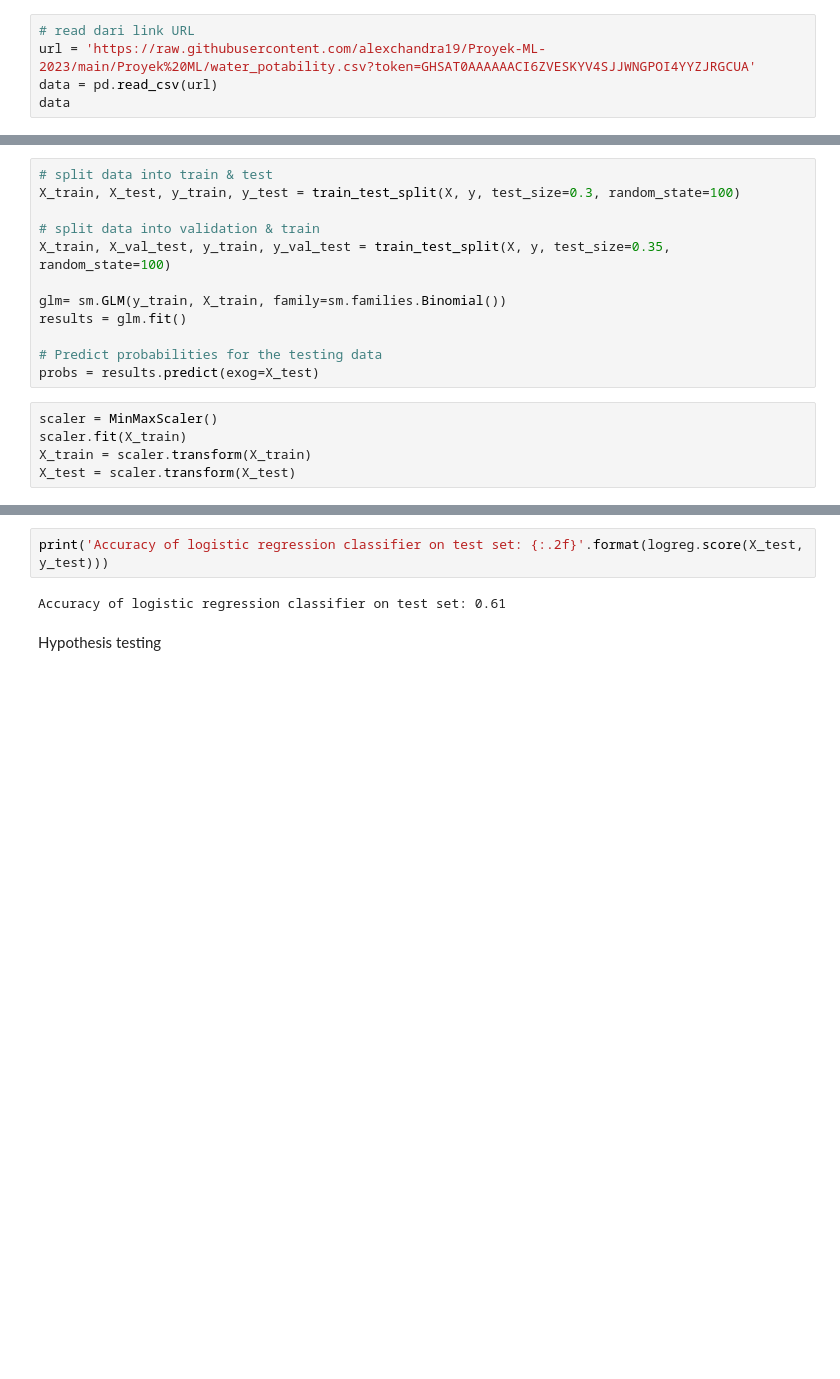
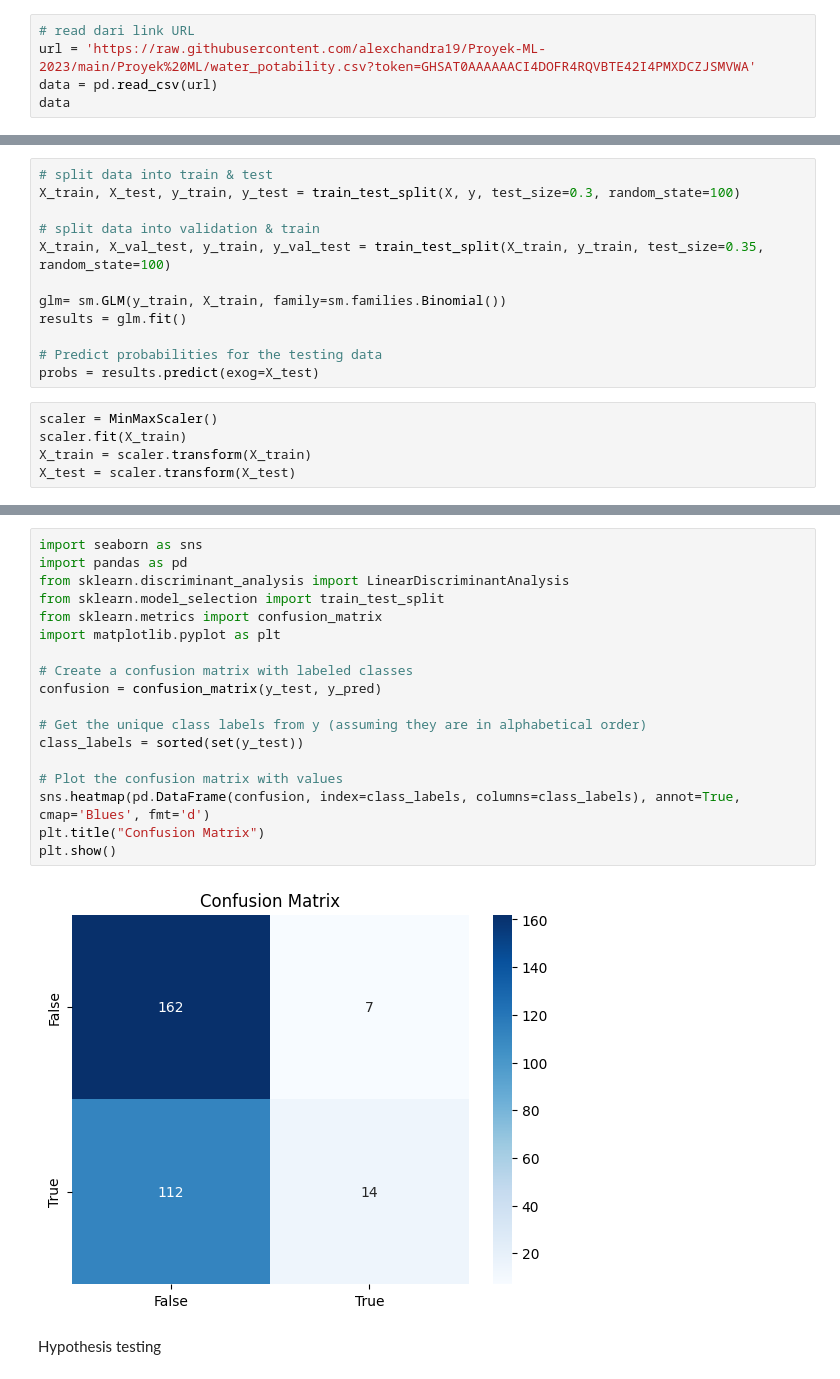
Before and after one commit to alexchandra19/Proyek-ML-2023, a Jupyter notebook: Proyek ML/datapreposition.ipynb, the cells around one changed output, grey strips where cells are left out. Cells and saved outputs as stored; diff of their text form; blank space fills up the shorter version.

```diff
--- a/Proyek ML/datapreposition.ipynb
+++ b/Proyek ML/datapreposition.ipynb
@@ -15,7 +15,7 @@ from statsmodels.stats.proportion import proportions_ztest
 from ISLP import confusion_table
 # %%
 # read dari link URL
-url = 'https://raw.githubusercontent.com/alexchandra19/Proyek-ML-2023/main/Proyek%20ML/water_potability.csv?token=GHSAT0AAAAAACI6ZVESKYV4SJJWNGPOI4YYZJRGCUA'
+url = 'https://raw.githubusercontent.com/alexchandra19/Proyek-ML-2023/main/Proyek%20ML/water_potability.csv?token=GHSAT0AAAAAACI4DOFR4RQVBTE42I4PMXDCZJSMVWA'
 data = pd.read_csv(url)
 data
 # %% [output]
@@ -163,7 +163,7 @@ Logistic Regression Model
 X_train, X_test, y_train, y_test = train_test_split(X, y, test_size=0.3, random_state=100)
 
 # split data into validation & train
-X_train, X_val_test, y_train, y_val_test = train_test_split(X, y, test_size=0.35, random_state=100)
+X_train, X_val_test, y_train, y_val_test = train_test_split(X_train, y_train, test_size=0.35, random_state=100)
 
 glm= sm.GLM(y_train, X_train, family=sm.families.Binomial())
 results = glm.fit()
@@ -184,7 +182,23 @@ LogisticRegression()
-# %%
-print('Accuracy of logistic regression classifier on test set: {:.2f}'.format(logreg.score(X_test, y_test)))
-# %% [output]
-Accuracy of logistic regression classifier on test set: 0.61
+# %%
+import seaborn as sns
+import pandas as pd
+from sklearn.discriminant_analysis import LinearDiscriminantAnalysis
+from sklearn.model_selection import train_test_split
+from sklearn.metrics import confusion_matrix
+import matplotlib.pyplot as plt
+
+# Create a confusion matrix with labeled classes
+confusion = confusion_matrix(y_test, y_pred)
+
+# Get the unique class labels from y (assuming they are in alphabetical order)
+class_labels = sorted(set(y_test))
+
+# Plot the confusion matrix with values
+sns.heatmap(pd.DataFrame(confusion, index=class_labels, columns=class_labels), annot=True, cmap='Blues', fmt='d')
+plt.title("Confusion Matrix")
+plt.show()
+# %% [output]
+[figure, added]
 # %% [markdown]
 Hypothesis testing
 # %%
```
Also changed, not shown: parts of 20 cells of this notebook, 1 other file.
